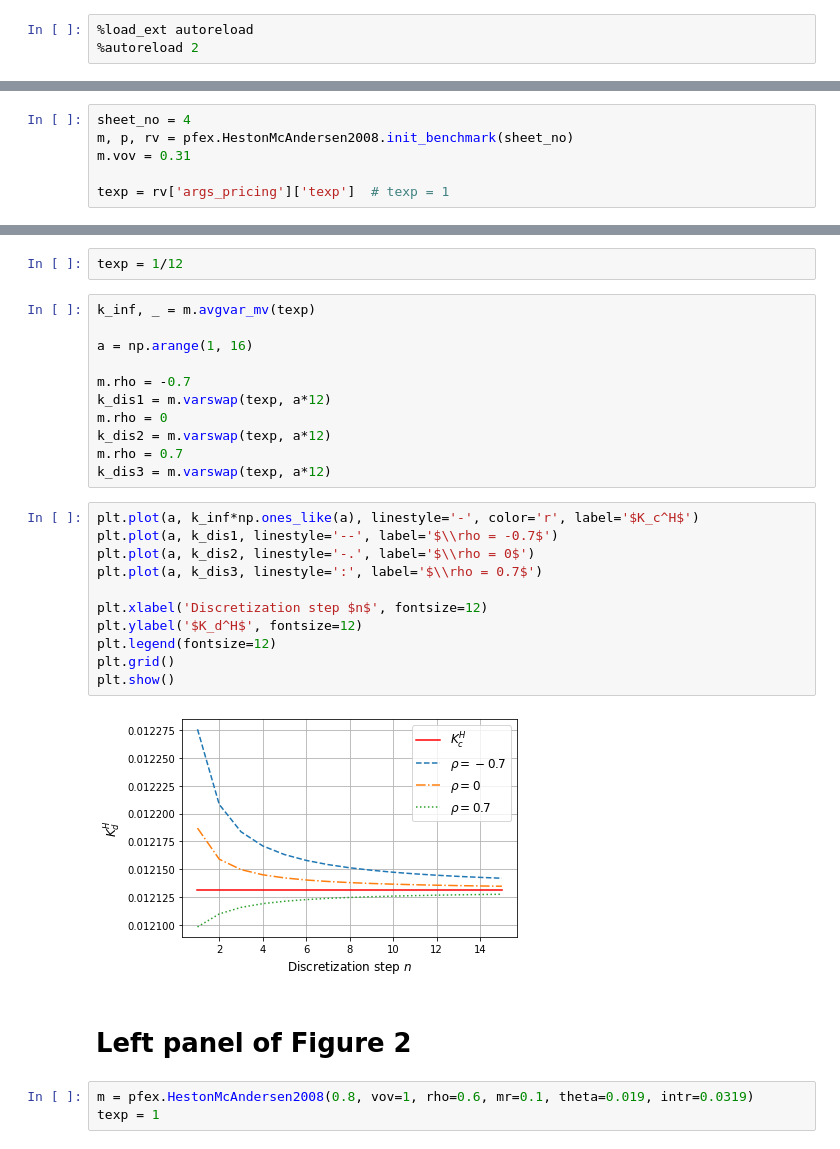
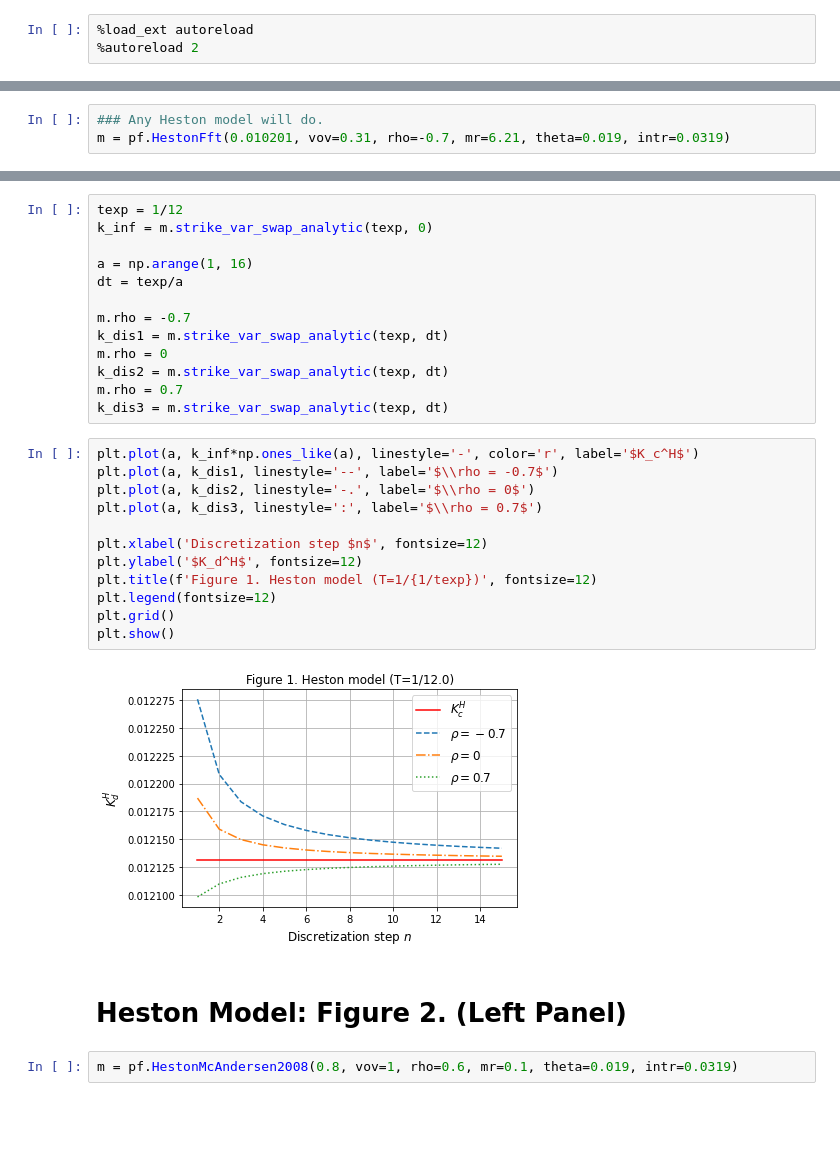
Before and after one commit to PyFE/PyfengForPapers, a Jupyter notebook: ipynb/BernardCui2014-DiscreteVarianceSwap.ipynb, the cells around one changed output, grey strips where cells are left out. Saved outputs shown, nothing was run; the diff lists cells and outputs as text; blank space fills up the shorter version.

```diff
--- a/ipynb/BernardCui2014-DiscreteVarianceSwap.ipynb
+++ b/ipynb/BernardCui2014-DiscreteVarianceSwap.ipynb
@@ -33,7 +32,4 @@ np.set_printoptions(precision=4)
 # %%
-sheet_no = 4
-m, p, rv = pfex.HestonMcAndersen2008.init_benchmark(sheet_no)
-m.vov = 0.31
-
-texp = rv['args_pricing']['texp']  # texp = 1
+### Any Heston model will do.
+m = pf.HestonFft(0.010201, vov=0.31, rho=-0.7, mr=6.21, theta=0.019, intr=0.0319)
 # %%
@@ -63,32 +62,32 @@ plt.show()
-# %%
-texp = 1/12
 # %%
-k_inf, _ = m.avgvar_mv(texp)
+texp = 1/12
+k_inf = m.strike_var_swap_analytic(texp, 0)
 
 a = np.arange(1, 16)
+dt = texp/a
 
 m.rho = -0.7
-k_dis1 = m.varswap(texp, a*12)
+k_dis1 = m.strike_var_swap_analytic(texp, dt)
 m.rho = 0
-k_dis2 = m.varswap(texp, a*12)
+k_dis2 = m.strike_var_swap_analytic(texp, dt)
 m.rho = 0.7
-k_dis3 = m.varswap(texp, a*12)
+k_dis3 = m.strike_var_swap_analytic(texp, dt)
 # %%
 plt.plot(a, k_inf*np.ones_like(a), linestyle='-', color='r', label='$K_c^H$')
 plt.plot(a, k_dis1, linestyle='--', label='$\\rho = -0.7$')
 plt.plot(a, k_dis2, linestyle='-.', label='$\\rho = 0$')
 plt.plot(a, k_dis3, linestyle=':', label='$\\rho = 0.7$')
 
 plt.xlabel('Discretization step $n$', fontsize=12)
 plt.ylabel('$K_d^H$', fontsize=12)
+plt.title(f'Figure 1. Heston model (T=1/{1/texp})', fontsize=12)
 plt.legend(fontsize=12)
 plt.grid()
 plt.show()
 # %% [output]
-[figure, old version]
+[figure, new version]
 # %% [markdown]
-# Left panel of Figure 2
+# Heston Model: Figure 2. (Left Panel)
 # %%
-m = pfex.HestonMcAndersen2008(0.8, vov=1, rho=0.6, mr=0.1, theta=0.019, intr=0.0319)
-texp = 1
+m = pf.HestonMcAndersen2008(0.8, vov=1, rho=0.6, mr=0.1, theta=0.019, intr=0.0319)
 # %%
```
Also changed, not shown: parts of 16 cells of this notebook.
